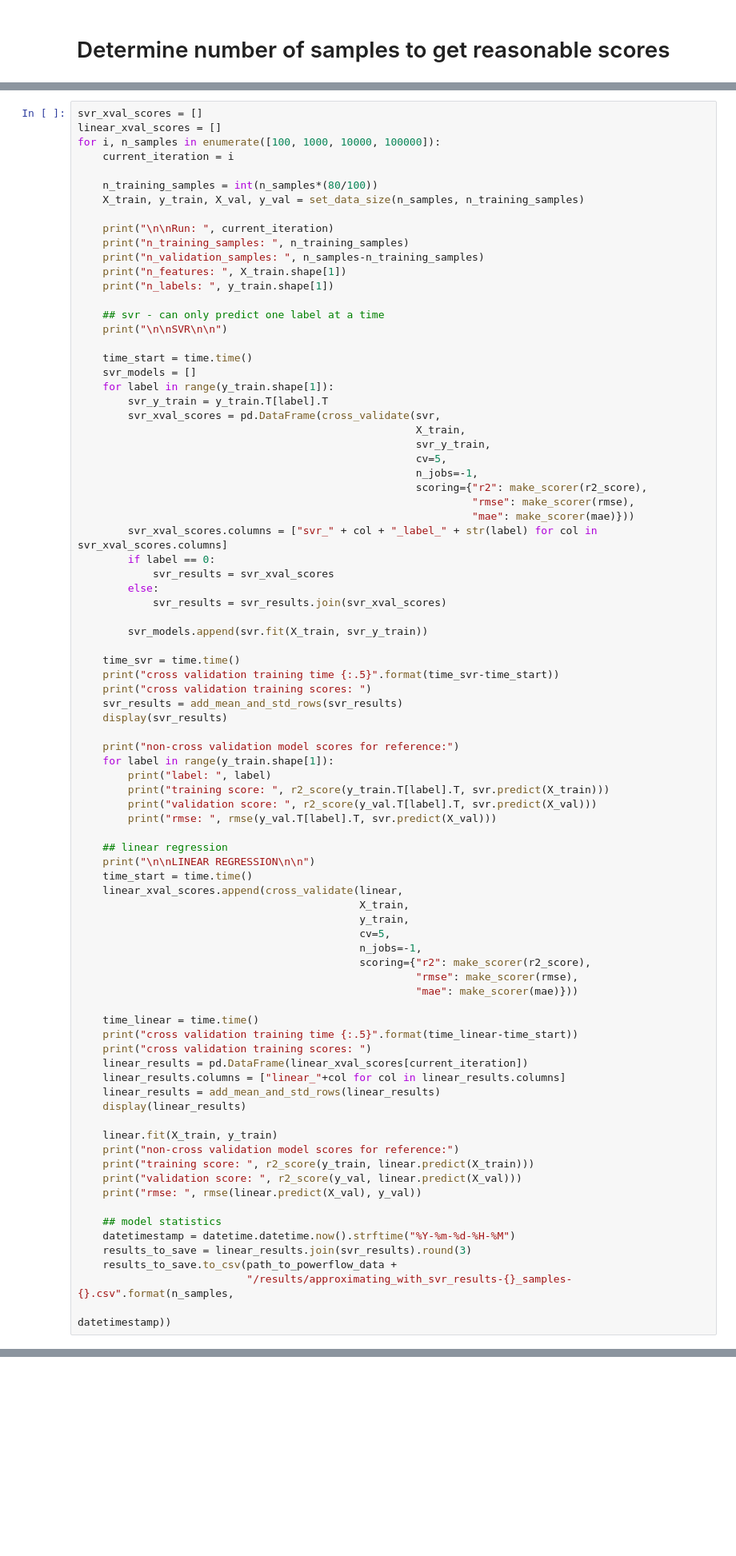
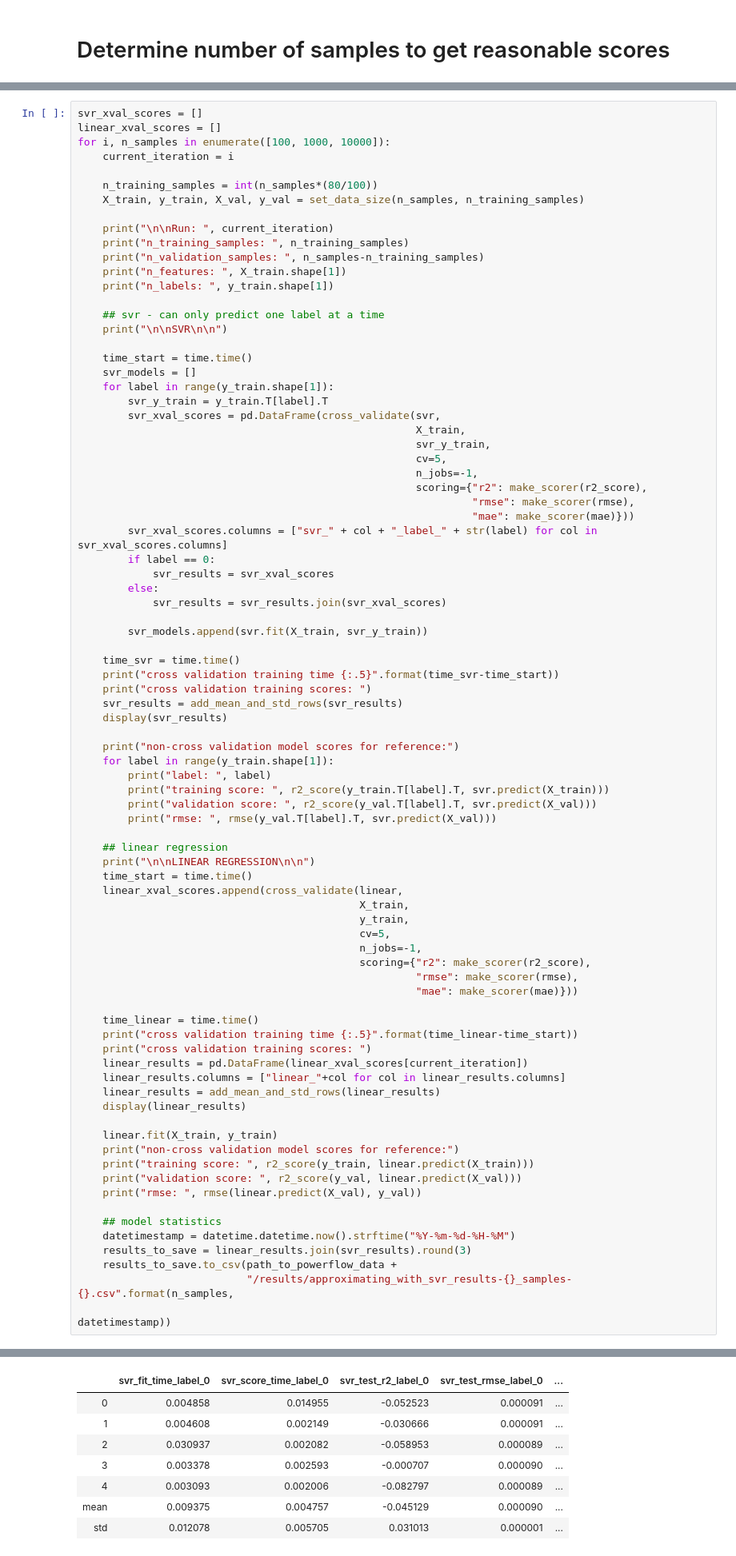
Before and after one commit to mbardwell/masters-simapprox, a Jupyter notebook: smart-sim/simhandler/ieee-13_approximating-with-SVR.ipynb, the cells around one changed output, grey strips where cells are left out. Shown at 80% size. Drawn from its saved outputs; the diff is of its cells as text; blank space fills up the shorter version.

```diff
--- a/smart-sim/simhandler/ieee-13_approximating-with-SVR.ipynb
+++ b/smart-sim/simhandler/ieee-13_approximating-with-SVR.ipynb
@@ -360,7 +360,7 @@ linear = LinearRegression()
 # %%
 svr_xval_scores = []
 linear_xval_scores = []
-for i, n_samples in enumerate([100, 1000, 10000, 100000]):
+for i, n_samples in enumerate([100, 1000, 10000]):
     current_iteration = i
 
     n_training_samples = int(n_samples*(80/100))
@@ -555,0 +560,8 @@ SVR
+|  | svr_fit_time_label_0 | svr_score_time_label_0 | svr_test_r2_label_0 | svr_test_rmse_label_0 | ... |
+| 0 | 0.004858 | 0.014955 | -0.052523 | 0.000091 | ... |
+| 1 | 0.004608 | 0.002149 | -0.030666 | 0.000091 | ... |
+| 2 | 0.030937 | 0.002082 | -0.058953 | 0.000089 | ... |
+| 3 | 0.003378 | 0.002593 | -0.000707 | 0.000090 | ... |
+| 4 | 0.003093 | 0.002006 | -0.082797 | 0.000089 | ... |
+| mean | 0.009375 | 0.004757 | -0.045129 | 0.000090 | ... |
+| std | 0.012078 | 0.005705 | 0.031013 | 0.000001 | ... |
```
Also changed, not shown: parts of 4 cells of this notebook, 4 other files.
